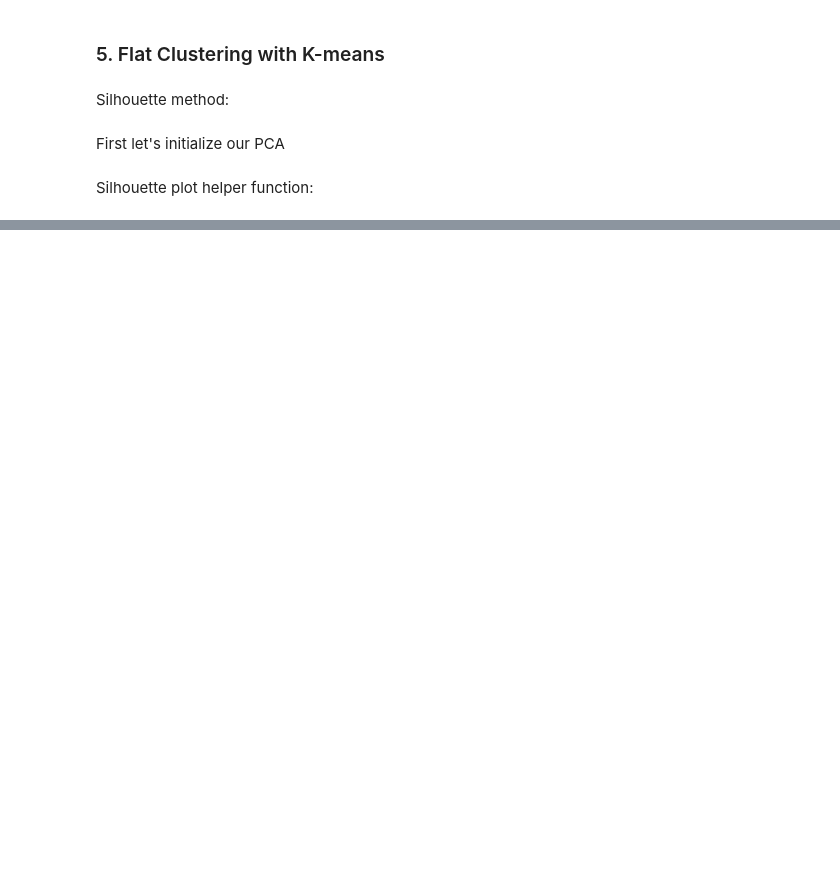
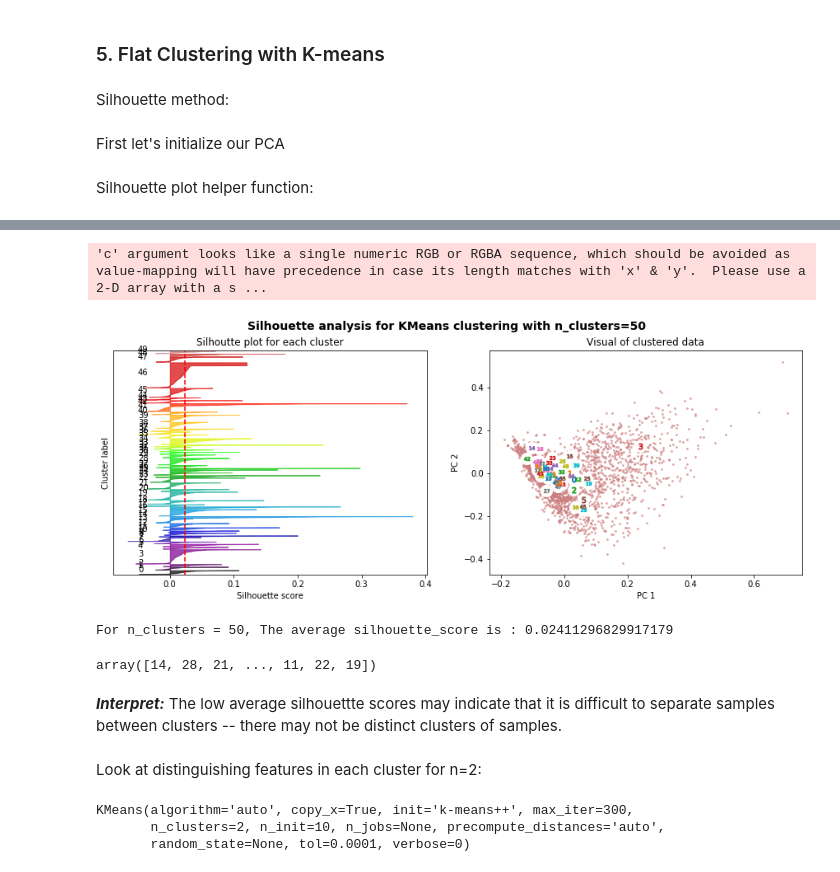
Before and after one commit to ddlee19/macs30200, a Jupyter notebook: analysis/topic_model.ipynb, the cells around one changed output, grey strips where cells are left out. Drawn from its saved outputs; the diff is of its cells as text; code cells hidden in the pictures; blank space fills up the shorter version.

```diff
--- a/analysis/topic_model.ipynb
+++ b/analysis/topic_model.ipynb
@@ -517,0 +504,13 @@ Get num of points in each cluster. Need to investigate why some clusters look li
+# %%
+X = pruned_vec.toarray()
+plotSilhouette(50, X)
+# %% [output]
+'c' argument looks like a single numeric RGB or RGBA sequence, which should be avoided as value-mapping will have precedence in case its length matches with 'x' & 'y'.  Please use a 2-D array with a s ...
+[figure, added]
+For n_clusters = 50, The average silhouette_score is : 0.02411296829917179
+array([14, 28, 21, ..., 11, 22, 19])
+# %% [markdown]
+***Interpret:***
+The low average silhouettte scores may indicate that it is difficult to separate samples between clusters -- there may not be distinct clusters of samples.
+# %% [markdown]
+Look at distinguishing features in each cluster for n=2:
@@ -517,0 +519,7 @@ Get num of points in each cluster. Need to investigate why some clusters look li
+# %%
+km = sklearn.cluster.KMeans(n_clusters=numClusters, init='k-means++')
+km.fit(pruned_vec)
+# %% [output]
+KMeans(algorithm='auto', copy_x=True, init='k-means++', max_iter=300,
+       n_clusters=2, n_init=10, n_jobs=None, precompute_distances='auto',
+       random_state=None, tol=0.0001, verbose=0)
```
Also changed, not shown: parts of 25 cells of this notebook, 2 other files.
